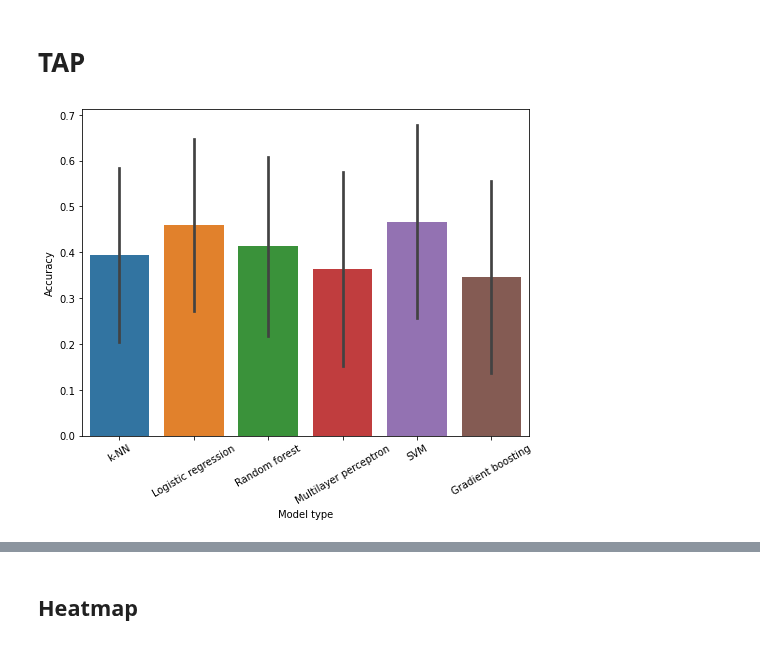
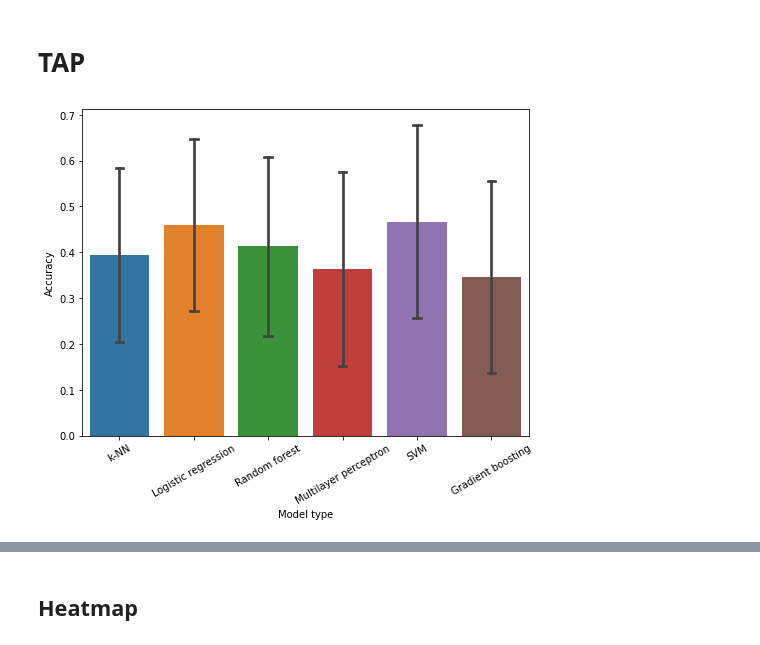
Before and after one commit to kvetab/di-pred, a Jupyter notebook: notebooks/reports/05_cross_validation_evaluation.ipynb, the cells around one changed output, grey strips where cells are left out. Saved outputs shown, nothing was run; the diff lists cells and outputs as text; code cells hidden in the pictures.

```diff
--- a/notebooks/reports/05_cross_validation_evaluation.ipynb
+++ b/notebooks/reports/05_cross_validation_evaluation.ipynb
@@ -505,12 +540,12 @@ tap_acc_df = pd.concat(df_list)[["model_name", "data", "preprocessing", "F1", "A
 # %%
 plt.figure(figsize=(8,6))
 order = ["kNN", "logistic_regression", "random_forest", "multilayer_perceptron", "SVM", "gradient_boosting"]
-ax = sns.barplot(x="model_name", y="Acc", data=tap_acc_df, ci="sd", order=order)
+ax = sns.barplot(x="model_name", y="Acc", data=tap_acc_df, ci="sd", order=order, capsize=0.1)
 labels = ["k-NN", "Logistic regression", "Random forest", "Multilayer perceptron", "SVM", "Gradient boosting"]
 ax.set_xticklabels(labels,rotation = 30)
 ax.set_xlabel("Model type")
 ax.set_ylabel("Accuracy")
 plt.savefig(path.join(DATA_DIR, "images/acc_on_tap_cross_val_with_sd.png"), bbox_inches='tight')
 plt.show()
 # %% [output]
-[figure, old version]
+[figure, new version]
```
Also changed, not shown: parts of 21 cells of this notebook.
